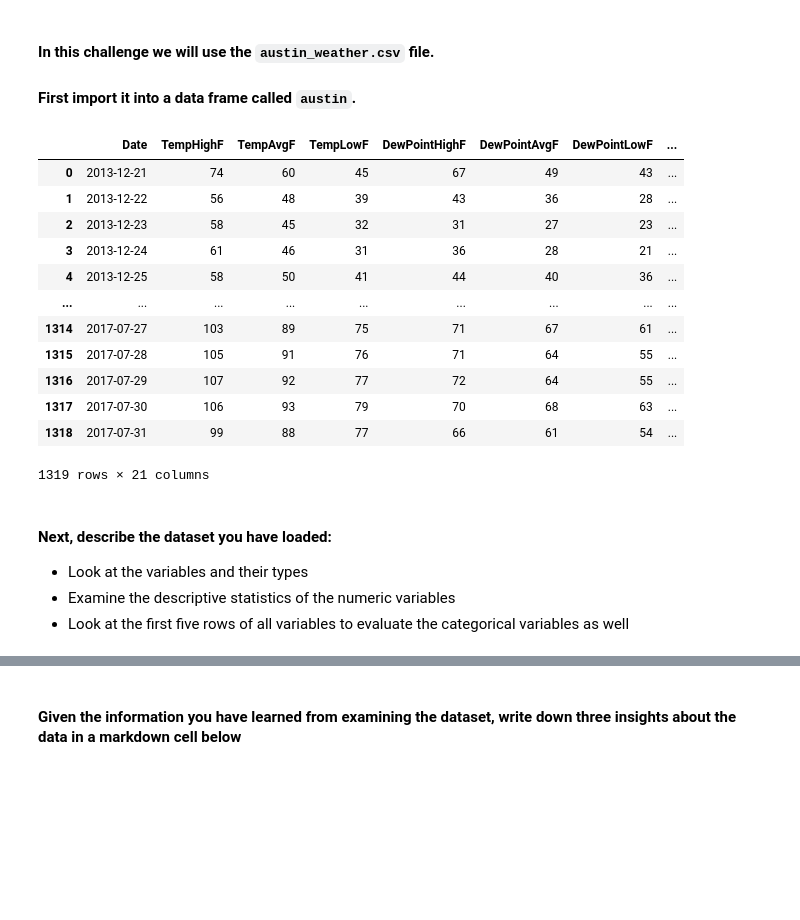
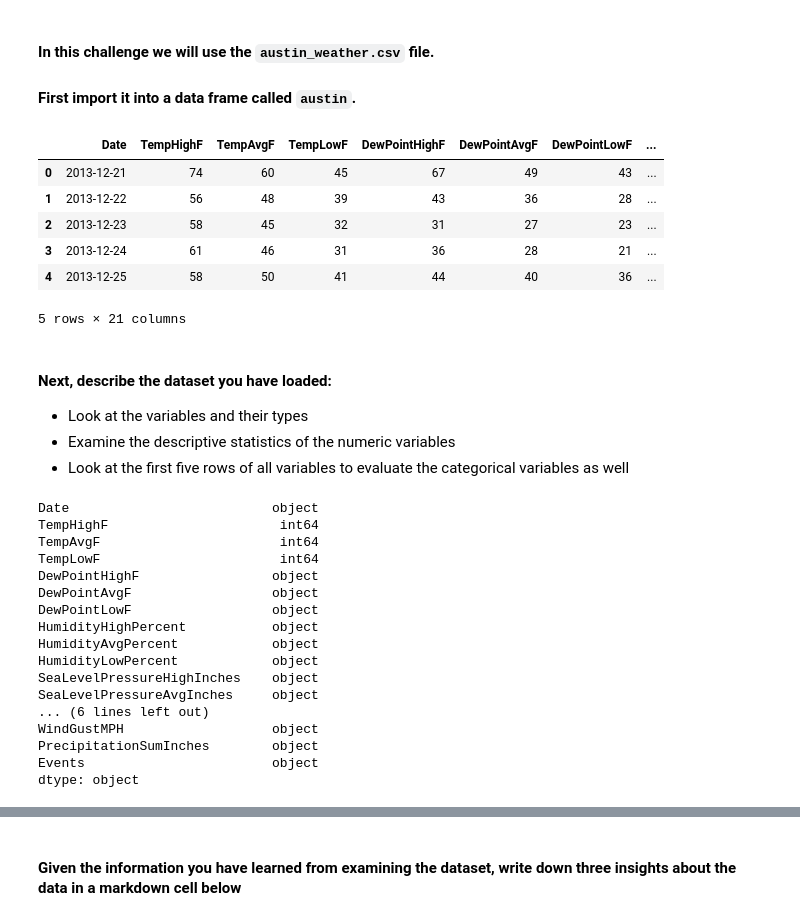
Before and after one commit to Ironhack-Data-Madrid-Febrero-2021/lab-intro-to-ml, a Jupyter notebook: your-code/main.ipynb, the cells around one changed output, grey strips where cells are left out. Cells and saved outputs as stored; diff of their text form; code cells hidden in the pictures; blank space fills up the shorter version.

```diff
--- a/your-code/main.ipynb
+++ b/your-code/main.ipynb
@@ -37,21 +37,15 @@ np.random.seed(123)
 #### First import it into a data frame called `austin`.
 # %%
 df = pd.read_csv('../austin_weather.csv')
-df
+df.head()
 # %% [output]
 |  | Date | TempHighF | TempAvgF | TempLowF | DewPointHighF | DewPointAvgF | DewPointLowF | ... |
 | 0 | 2013-12-21 | 74 | 60 | 45 | 67 | 49 | 43 | ... |
 | 1 | 2013-12-22 | 56 | 48 | 39 | 43 | 36 | 28 | ... |
 | 2 | 2013-12-23 | 58 | 45 | 32 | 31 | 27 | 23 | ... |
 | 3 | 2013-12-24 | 61 | 46 | 31 | 36 | 28 | 21 | ... |
 | 4 | 2013-12-25 | 58 | 50 | 41 | 44 | 40 | 36 | ... |
-| ... | ... | ... | ... | ... | ... | ... | ... | ... |
-| 1314 | 2017-07-27 | 103 | 89 | 75 | 71 | 67 | 61 | ... |
-| 1315 | 2017-07-28 | 105 | 91 | 76 | 71 | 64 | 55 | ... |
-| 1316 | 2017-07-29 | 107 | 92 | 77 | 72 | 64 | 55 | ... |
-| 1317 | 2017-07-30 | 106 | 93 | 79 | 70 | 68 | 63 | ... |
-| 1318 | 2017-07-31 | 99 | 88 | 77 | 66 | 61 | 54 | ... |
-1319 rows × 21 columns
+5 rows × 21 columns
 # %% [markdown]
 #### Next, describe the dataset you have loaded:
 - Look at the variables and their types
@@ -65,0 +54,20 @@ df
+# %%
+df.dtypes
+# %% [output]
+Date                          object
+TempHighF                      int64
+TempAvgF                       int64
+TempLowF                       int64
+DewPointHighF                 object
+DewPointAvgF                  object
+DewPointLowF                  object
+HumidityHighPercent           object
+HumidityAvgPercent            object
+HumidityLowPercent            object
+SeaLevelPressureHighInches    object
+SeaLevelPressureAvgInches     object
+... (6 lines left out)
+WindGustMPH                   object
+PrecipitationSumInches        object
+Events                        object
+dtype: object
```
Also changed, not shown: parts of 56 cells of this notebook.
